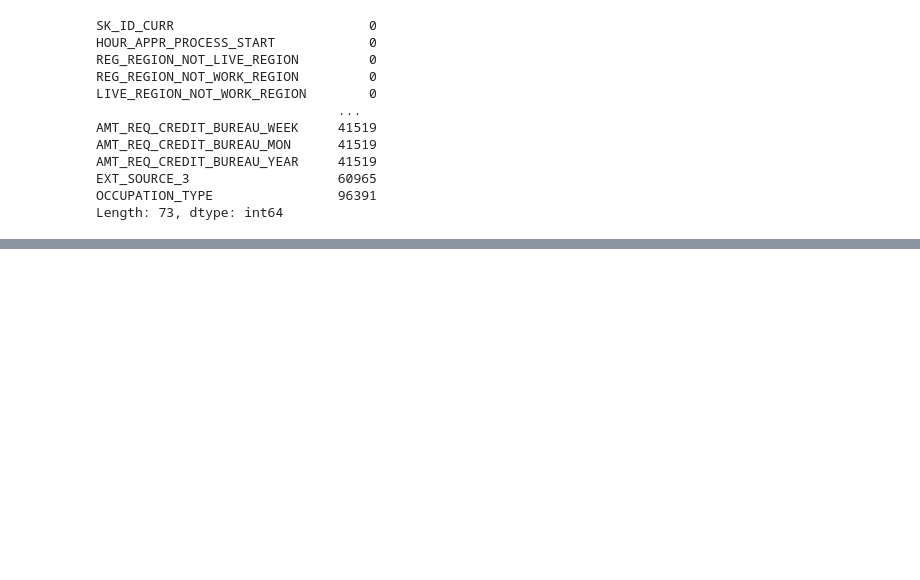
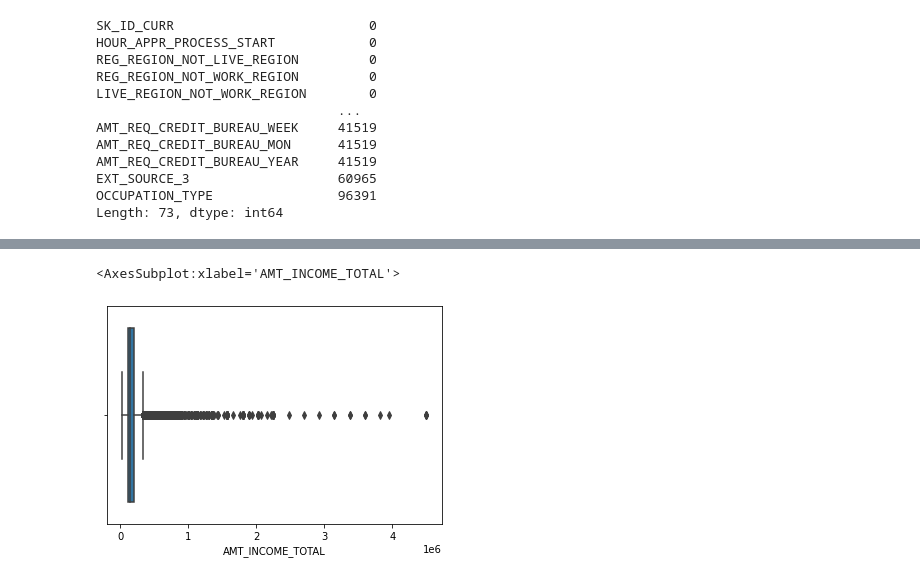
Before and after one commit to utkarsshhh/fraud-detection, a Jupyter notebook: detection-model.ipynb, the cells around one changed output, grey strips where cells are left out. Saved outputs shown, nothing was run; the diff lists cells and outputs as text; code cells hidden in the pictures; blank space fills up the shorter version.

```diff
--- a/detection-model.ipynb
+++ b/detection-model.ipynb
@@ -111,0 +214,5 @@ sns.boxplot(data = present_data,x = "AMT_GOODS_PRICE")
+# %%
+sns.boxplot(data = present_df,x = "AMT_INCOME_TOTAL")
+# %% [output]
+<AxesSubplot:xlabel='AMT_INCOME_TOTAL'>
+[figure, added]
```
Also changed, not shown: parts of 24 cells of this notebook.
